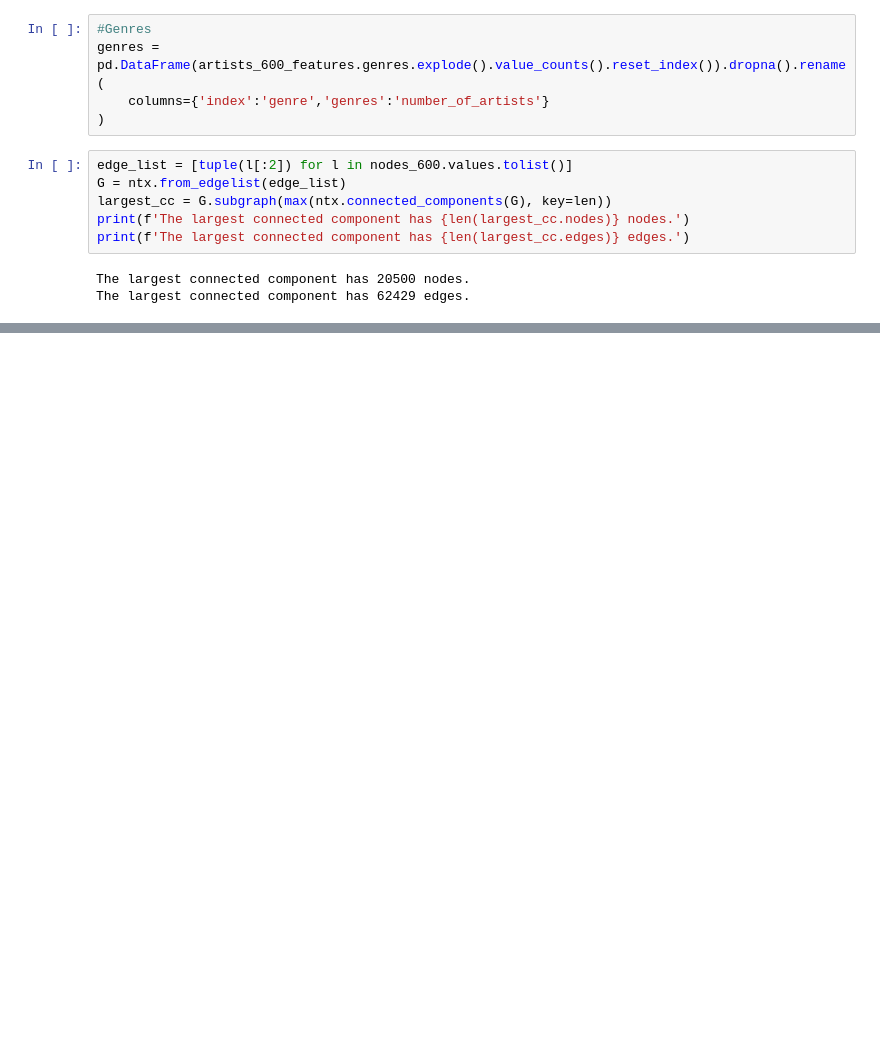
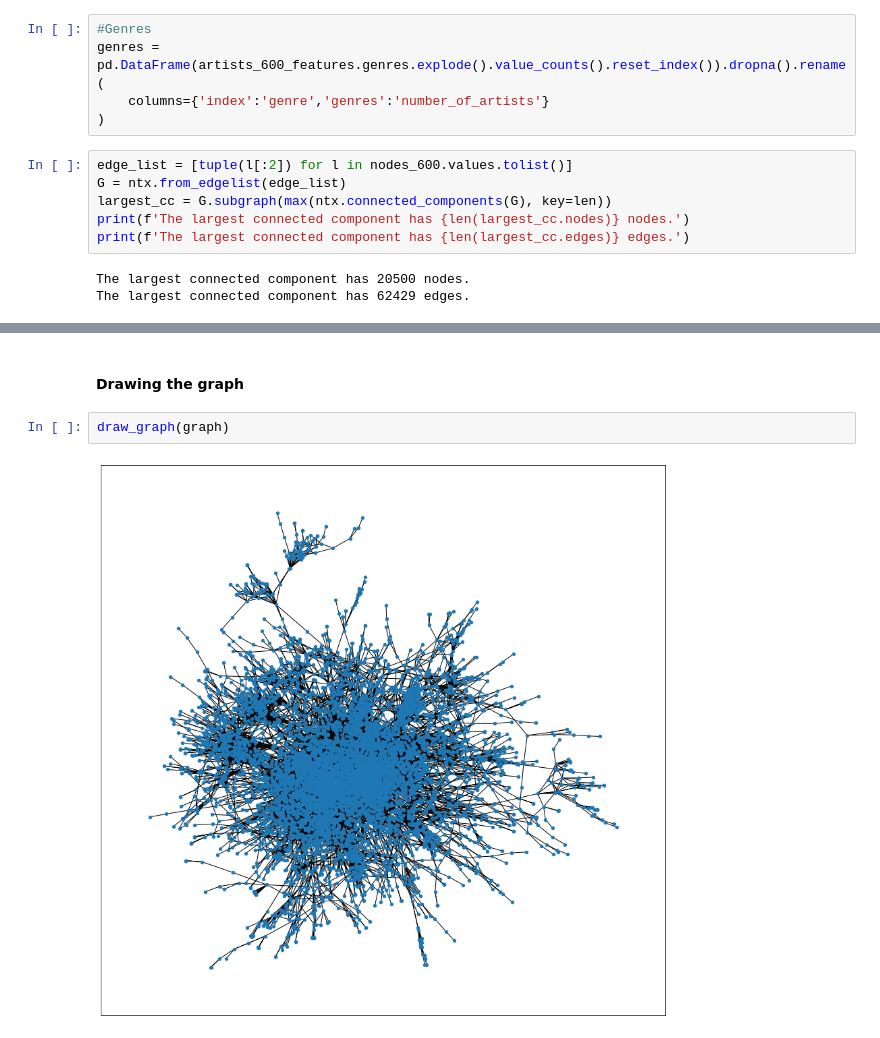
Before and after one commit to motmans-pj/MLNS-Spotify, a Jupyter notebook: Spotify_PJ.ipynb, the cells around one changed output, grey strips where cells are left out. Cells and saved outputs as stored; diff of their text form; blank space fills up the shorter version.

```diff
--- a/Spotify_PJ.ipynb
+++ b/Spotify_PJ.ipynb
@@ -83,0 +471,6 @@ The largest connected component has 62429 edges.
+# %% [markdown]
+#### Drawing the graph
+# %%
+draw_graph(graph)
+# %% [output]
+[figure, added]
```
Also changed, not shown: parts of 30 cells of this notebook, 1 other file.
